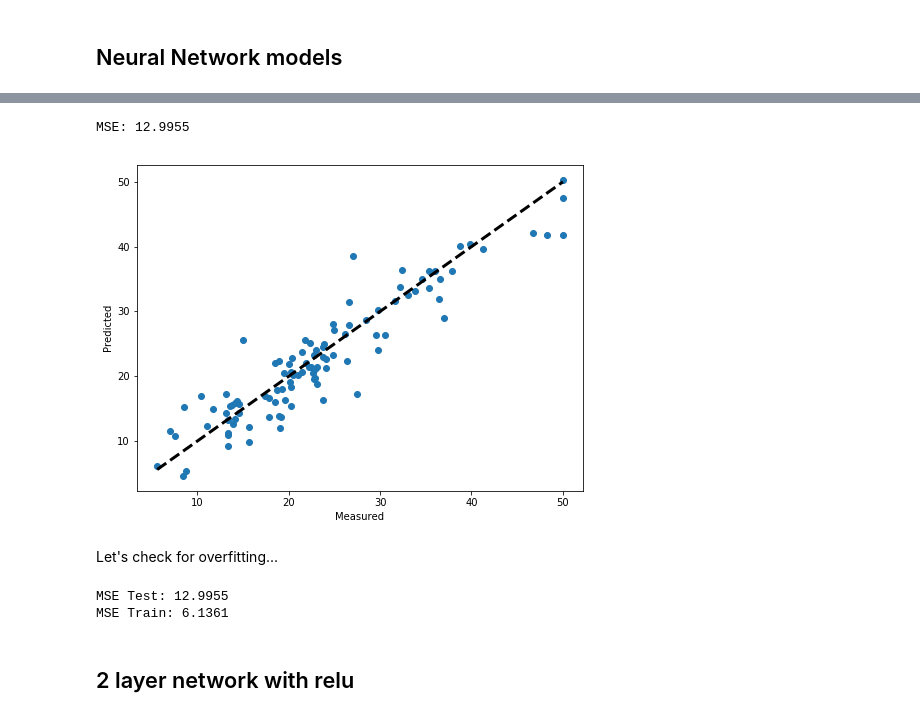
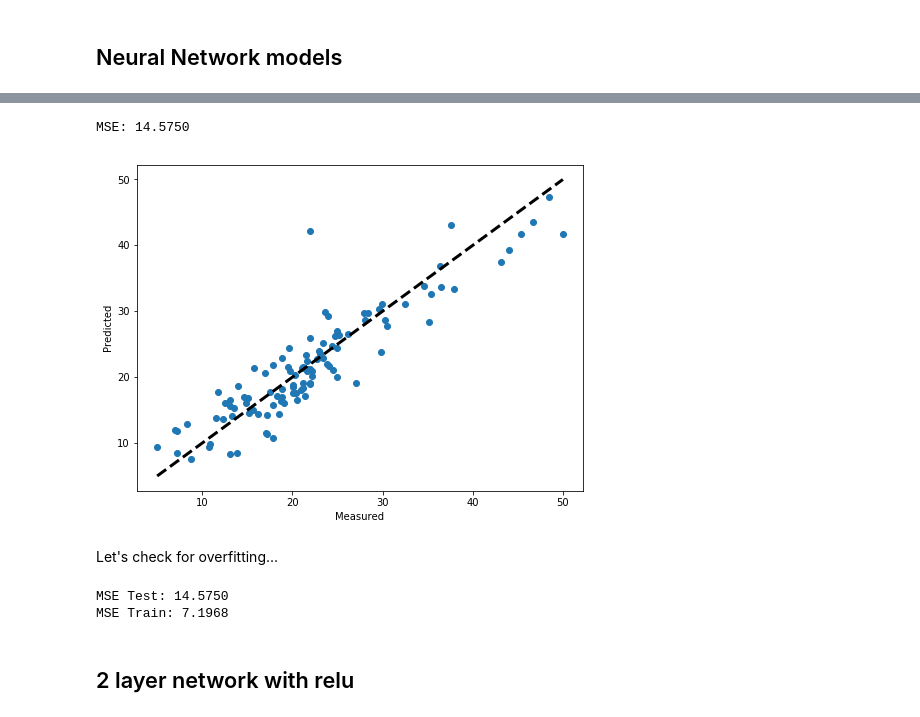
Before and after one commit to gridl/Applied-Tensorflow, a Jupyter notebook: Tensor Flow first steps_v2.ipynb, the cells around one changed output, grey strips where cells are left out. Saved outputs shown, nothing was run; the diff lists cells and outputs as text; code cells hidden in the pictures.

Commit message:
Added images and transposed the datasets.

````diff
--- a/Tensor Flow first steps_v2.ipynb
+++ b/Tensor Flow first steps_v2.ipynb
@@ -118,8 +119,8 @@ print(train_y.shape)
 # %% [markdown]
 Note that in tensorflow we will define the lables (our ```train_y```) as a tensor of dimensions ```(n_training_samples*0.8, 1)``` so we will have to reshape the numpy array that otherwise has dimension ```(n_training_samples*0.8,)```.
 # %%
-train_y = train_y.reshape(len(train_y),1)
-test_y = test_y.reshape(len(test_y),1)
+train_y = train_y.reshape(1,len(train_y))
+test_y = test_y.reshape(1,len(test_y))
 
 print(train_y.shape)
 print(test_y.shape)
@@ -286,38 +322,42 @@ What we are doing here is a very basic and trivial hypterparameter tuning. To fi
 # %%
 tf.reset_default_graph()
 
-learning_rate = 0.1
-training_epochs = 5000
 
-# Number of neurons in the layers
+# Number of neurons in the hidden layer
 n1 = 5
 
 cost_history = np.empty(shape=[1], dtype = float)
 
-X = tf.placeholder(tf.float32, [None, n_dim+1])
-Y = tf.placeholder(tf.float32, [None,1])
-W1 = tf.Variable(tf.random_normal([n_dim+1,n1], stddev=1))
-W2 = tf.Variable(tf.random_normal([n1,1], stddev=1))
+learning_rate = tf.placeholder(tf.float32, shape=())
+
+X = tf.placeholder(tf.float32, [n_dim, None])
+Y = tf.placeholder(tf.float32, [1, None])
+W1 = tf.Variable(tf.random_normal([n1, n_dim], stddev=1))
+b1 = tf.Variable(tf.ones([n1,1]))
+W2 = tf.Variable(tf.random_normal([1,n1], stddev=1))
+b2 = tf.Variable(tf.zeros(1))
 
 init = tf.global_variables_initializer()
 
 # Let's build our network...
-layer1 = tf.nn.relu(tf.matmul(X, W1))
-output_layer = tf.nn.relu(tf.matmul(layer1, W2))
+Z1 = tf.nn.relu(tf.matmul(W1,X)+b1)
+y_ = tf.nn.relu(tf.matmul(W2,Z1)+b2)
 
 
-cost = tf.reduce_mean(tf.square(output_layer-Y))
+cost = tf.reduce_mean(tf.square(y_-Y))
 #training_step = tf.train.GradientDescentOptimizer(learning_rate).minimize(cost)
 optimizer = tf.train.AdamOptimizer(learning_rate).minimize(cost)
 # %%
 sess = tf.Session()
 sess.run(tf.global_variables_initializer())
 
+training_epochs = 5000
+
 cost_history = []
 for epoch in range(training_epochs+1):
 
-    sess.run(optimizer, feed_dict = {X: train_x, Y: train_y})
-    cost_ = sess.run(cost, feed_dict={ X:train_x, Y: train_y})
+    sess.run(optimizer, feed_dict = {X: train_x, Y: train_y, learning_rate: 0.01})
+    cost_ = sess.run(cost, feed_dict={ X:train_x, Y: train_y, learning_rate: 0.01})
     cost_history = np.append(cost_history, cost_)
 
     if (epoch % 1000 == 0):
@@ -341,0 +382,11 @@ plt.plot(range(len(cost_history)), cost_history)
+# %%
+pred_y = sess.run(y_, feed_dict = {X:train_x})
+mse = tf.reduce_mean(tf.square(pred_y - train_y))
+print("MSE: %.4f" % sess.run(mse))
+
+fig, ax = plt.subplots(figsize=(8,6))
+ax.scatter(train_y, pred_y)
+ax.plot([train_y.min(), train_y.max()], [train_y.min(), train_y.max()], 'k--', lw = 3)
+ax.set_xlabel('Measured')
+ax.set_ylabel('Predicted')
+plt.show()
@@ -342,24 +396,24 @@ plt.plot(range(len(cost_history)), cost_history)
 # %%
-pred_y = sess.run(output_layer, feed_dict = {X:test_x})
+pred_y = sess.run(y_, feed_dict = {X:test_x})
 mse = tf.reduce_mean(tf.square(pred_y - test_y))
 print("MSE: %.4f" % sess.run(mse))
 
 fig, ax = plt.subplots(figsize=(8,6))
 ax.scatter(test_y, pred_y)
 ax.plot([test_y.min(), test_y.max()], [test_y.min(), test_y.max()], 'k--', lw = 3)
 ax.set_xlabel('Measured')
 ax.set_ylabel('Predicted')
 plt.show()
 # %% [output]
-MSE: 12.9955
+MSE: 14.5750
-[figure, old version]
+[figure, new version]
 # %% [markdown]
 Let's check for overfitting...
 # %%
-compare_mse(sess, output_layer, train_x, test_x, 1.0)
+compare_mse(sess, y_, train_x, test_x, 1.0)
 # %% [output]
-MSE Test: 12.9955
-MSE Train: 6.1361
+MSE Test: 14.5750
+MSE Train: 7.1968
 # %%
 sess.close()
 # %% [markdown]
````
Also changed, not shown: parts of 22 cells of this notebook, 2 other files.
